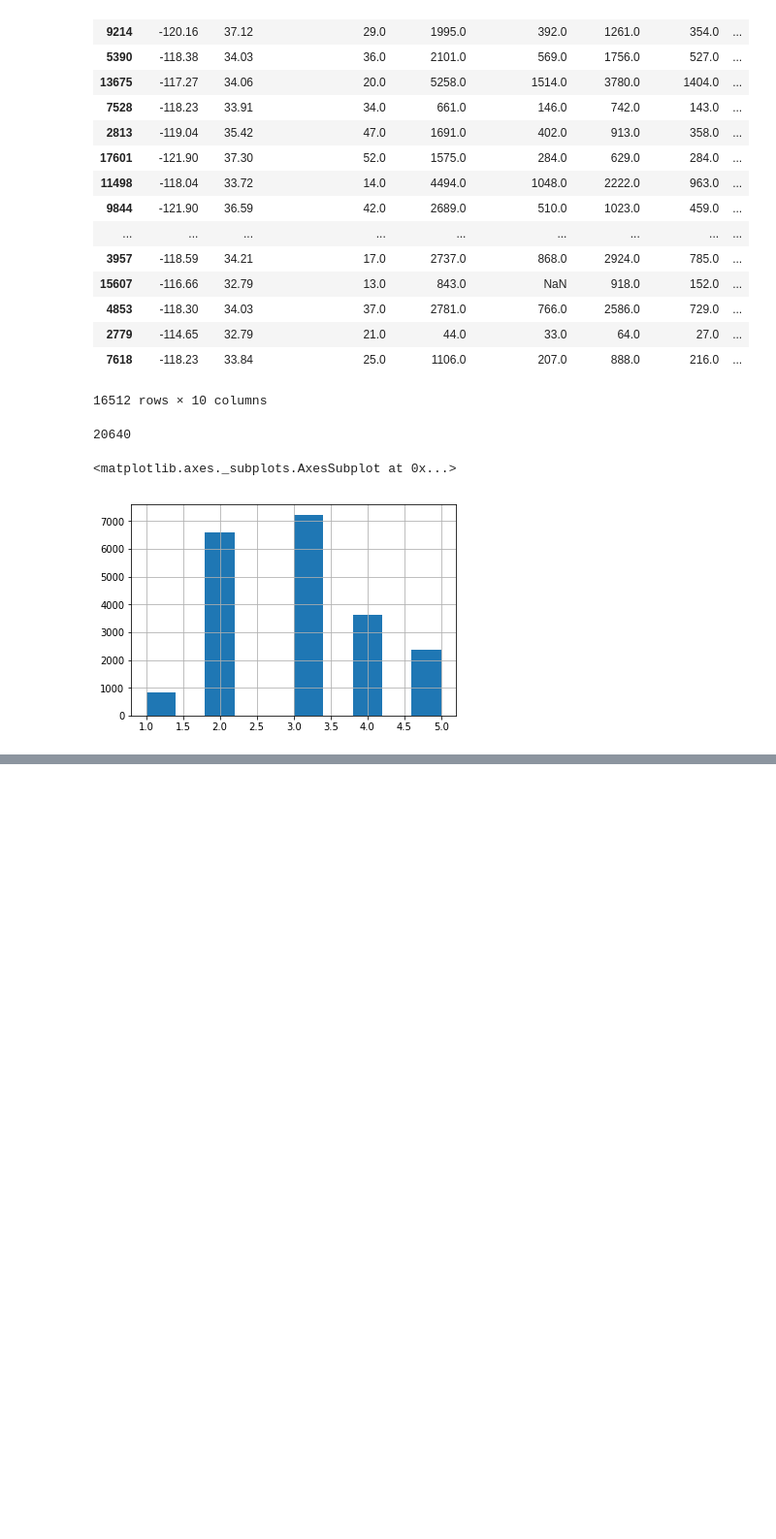
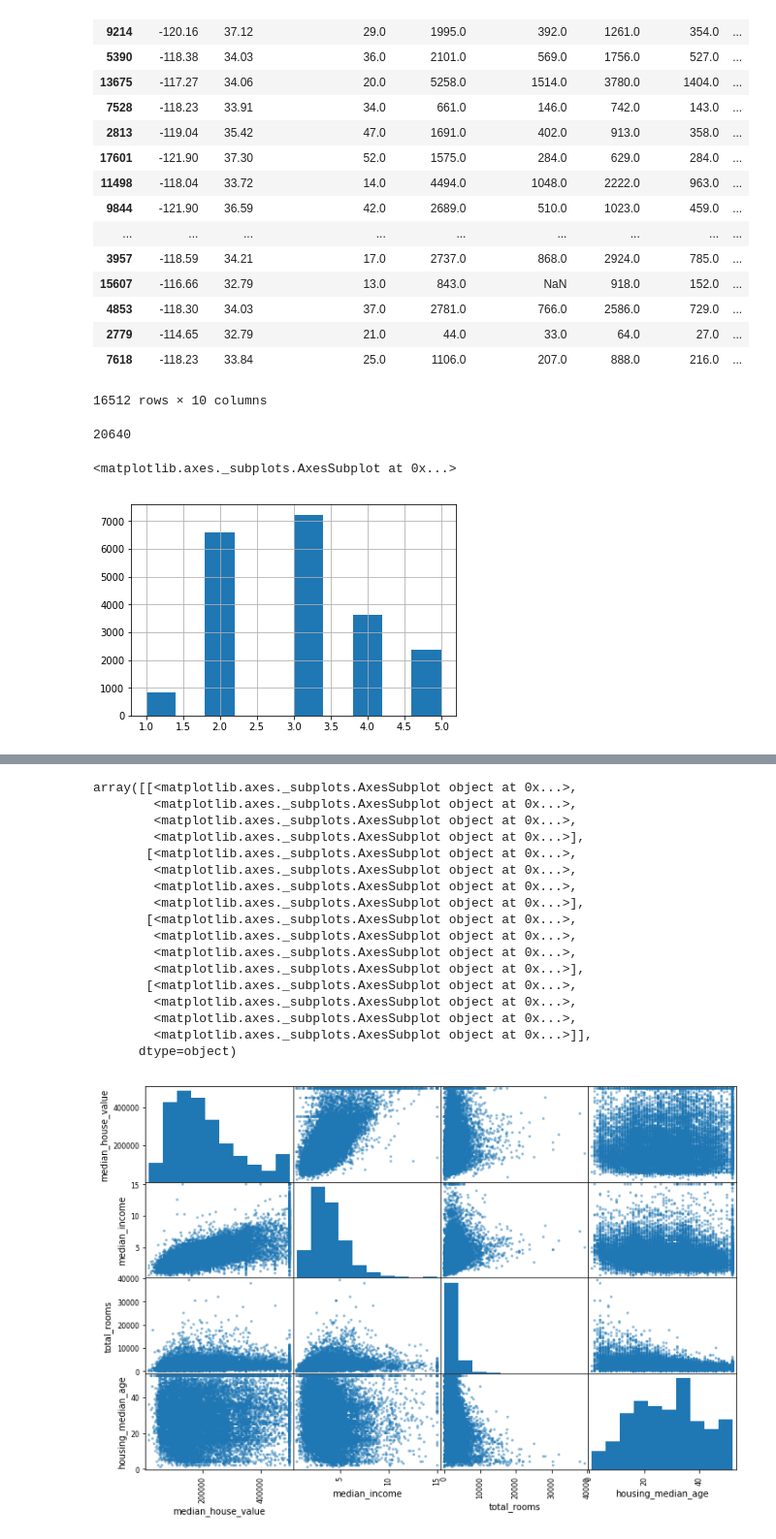
Before and after one commit to battyone/python_tutorial, a Jupyter notebook: handson-ml/01 housing/notebook/Housing.ipynb, the cells around one changed output, grey strips where cells are left out. Shown: that part at 97% size. Cells and saved outputs as stored; diff of their text form; code cells hidden in the pictures; blank space fills up the shorter version.

```diff
--- a/handson-ml/01 housing/notebook/Housing.ipynb
+++ b/handson-ml/01 housing/notebook/Housing.ipynb
@@ -103,0 +178,23 @@ train_set.head()
+# %%
+# select a few attributes which might have some good correlation
+attributes = ["median_house_value", "median_income", "total_rooms", "housing_median_age"]
+scatter_matrix(housing[attributes], figsize=(12,8))
+# %% [output]
+array([[<matplotlib.axes._subplots.AxesSubplot object at 0x...>,
+        <matplotlib.axes._subplots.AxesSubplot object at 0x...>,
+        <matplotlib.axes._subplots.AxesSubplot object at 0x...>,
+        <matplotlib.axes._subplots.AxesSubplot object at 0x...>],
+       [<matplotlib.axes._subplots.AxesSubplot object at 0x...>,
+        <matplotlib.axes._subplots.AxesSubplot object at 0x...>,
+        <matplotlib.axes._subplots.AxesSubplot object at 0x...>,
+        <matplotlib.axes._subplots.AxesSubplot object at 0x...>],
+       [<matplotlib.axes._subplots.AxesSubplot object at 0x...>,
+        <matplotlib.axes._subplots.AxesSubplot object at 0x...>,
+        <matplotlib.axes._subplots.AxesSubplot object at 0x...>,
+        <matplotlib.axes._subplots.AxesSubplot object at 0x...>],
+       [<matplotlib.axes._subplots.AxesSubplot object at 0x...>,
+        <matplotlib.axes._subplots.AxesSubplot object at 0x...>,
+        <matplotlib.axes._subplots.AxesSubplot object at 0x...>,
+        <matplotlib.axes._subplots.AxesSubplot object at 0x...>]],
+      dtype=object)
+[figure, added]
```
Also changed, not shown: parts of 10 cells of this notebook.
